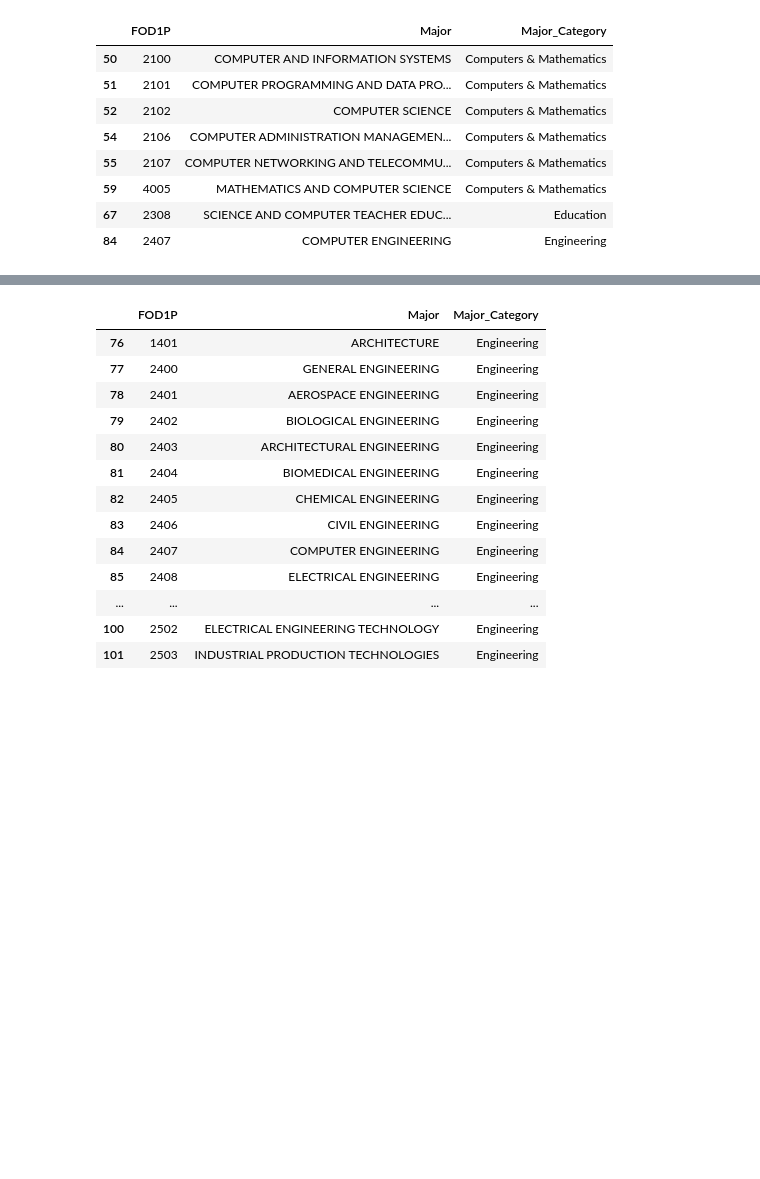
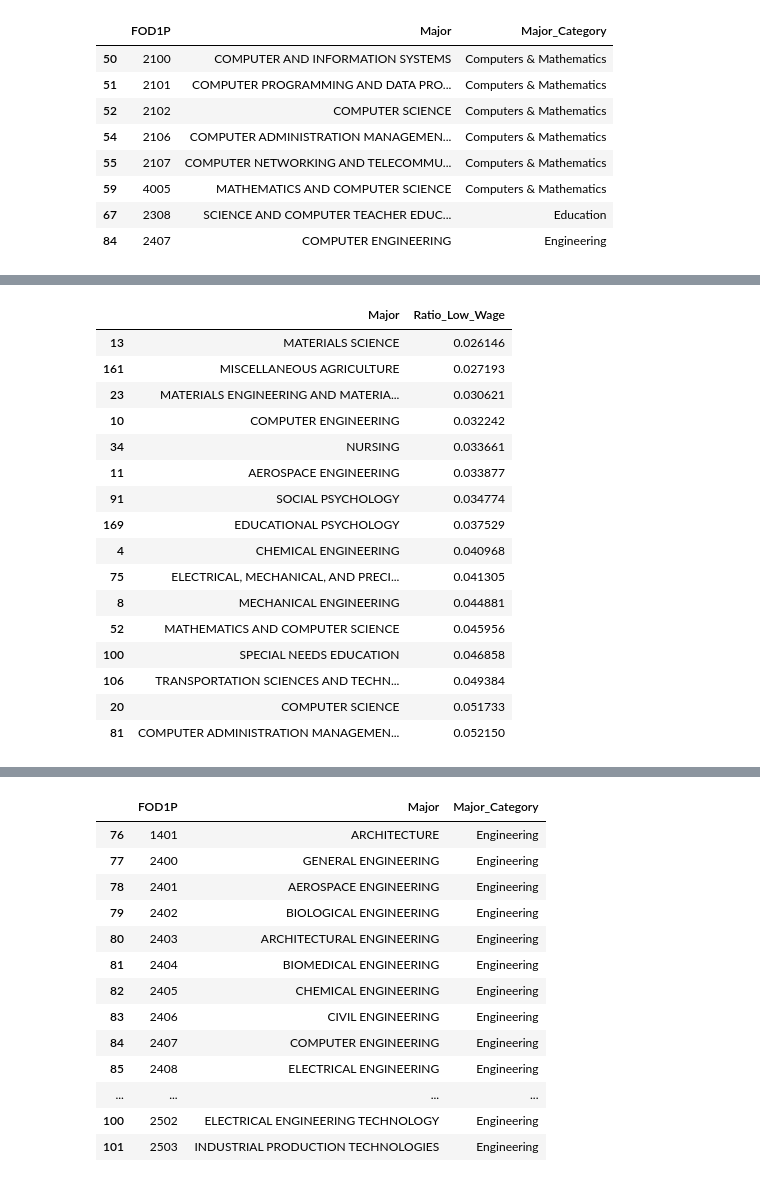
Before and after one commit to Elvinh/cs122_final_project, a Jupyter notebook: college_major_analysis.ipynb, the cells around one changed output, grey strips where cells are left out. Cells and saved outputs as stored; diff of their text form; code cells hidden in the pictures; blank space fills up the shorter version.

```diff
--- a/college_major_analysis.ipynb
+++ b/college_major_analysis.ipynb
@@ -108,0 +187,24 @@ plt.barh(x,y)
+# %%
+recent_grads_df['Total_Jobs'] = recent_grads_df['College_jobs'] + recent_grads_df['Non_college_jobs'] + recent_grads_df['Low_wage_jobs']
+recent_grads_df['Ratio_Low_Wage'] = recent_grads_df['Low_wage_jobs'] / recent_grads_df['Total_Jobs']
+# %%
+Ratio_Low_Wage_df = recent_grads_df.sort_values('Ratio_Low_Wage', ascending=1).head(20)
+Ratio_Low_Wage_df[Ratio_Low_Wage_df.Ratio_Low_Wage != 0][['Major', 'Ratio_Low_Wage']]
+# %% [output]
+|  | Major | Ratio_Low_Wage |
+| 13 | MATERIALS SCIENCE | 0.026146 |
+| 161 | MISCELLANEOUS AGRICULTURE | 0.027193 |
+| 23 | MATERIALS ENGINEERING AND MATERIA... | 0.030621 |
+| 10 | COMPUTER ENGINEERING | 0.032242 |
+| 34 | NURSING | 0.033661 |
+| 11 | AEROSPACE ENGINEERING | 0.033877 |
+| 91 | SOCIAL PSYCHOLOGY | 0.034774 |
+| 169 | EDUCATIONAL PSYCHOLOGY | 0.037529 |
+| 4 | CHEMICAL ENGINEERING | 0.040968 |
+| 75 | ELECTRICAL, MECHANICAL, AND PRECI... | 0.041305 |
+| 8 | MECHANICAL ENGINEERING | 0.044881 |
+| 52 | MATHEMATICS AND COMPUTER SCIENCE | 0.045956 |
+| 100 | SPECIAL NEEDS EDUCATION | 0.046858 |
+| 106 | TRANSPORTATION SCIENCES AND TECHN... | 0.049384 |
+| 20 | COMPUTER SCIENCE | 0.051733 |
+| 81 | COMPUTER ADMINISTRATION MANAGEMEN... | 0.052150 |
```
Also changed, not shown: parts of 11 cells of this notebook, 11 other files.
